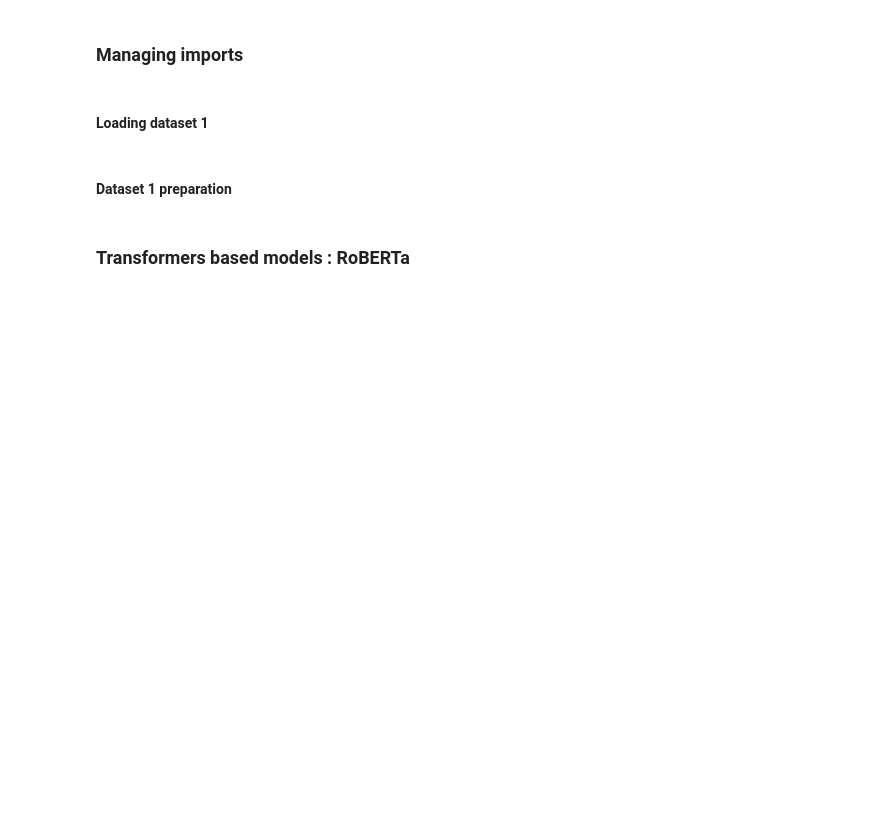
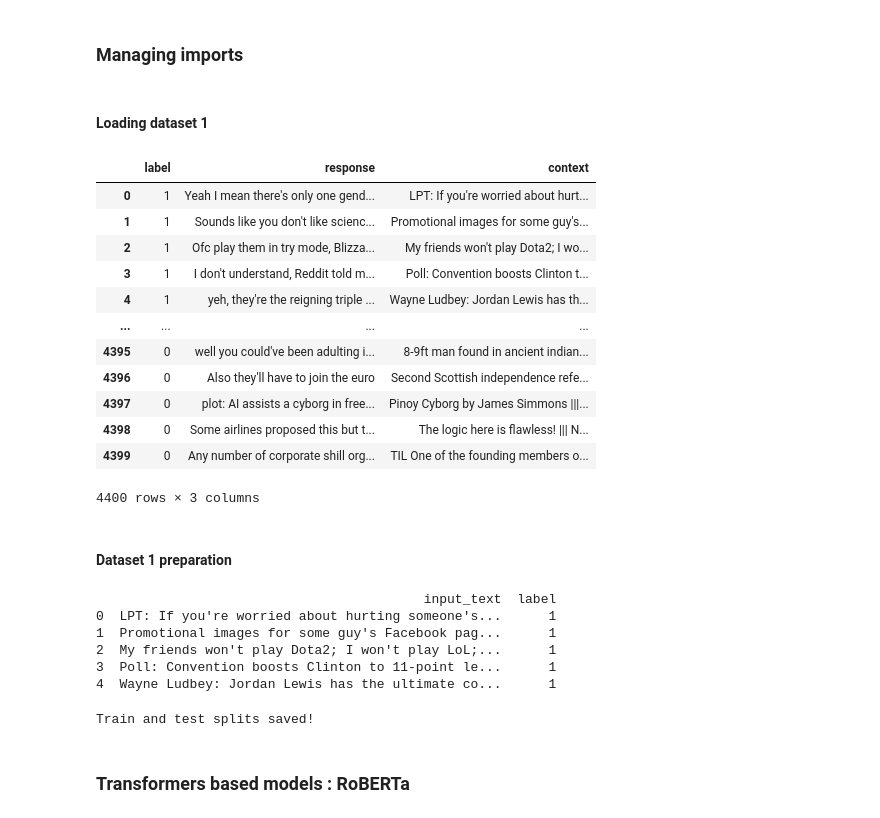
Before and after one commit to minhtripham9/sarcasm-detection, a Jupyter notebook: Code/BERT-canine-byt5-DS1.ipynb, the cells around one changed output. Cells and saved outputs as stored; diff of their text form; code cells hidden in the pictures; blank space fills up the shorter version.

```diff
--- a/Code/BERT-canine-byt5-DS1.ipynb
+++ b/Code/BERT-canine-byt5-DS1.ipynb
@@ -25,17 +23,31 @@ from tqdm import tqdm
 #### Loading dataset 1
 # %%
 # Load the JSONL file (lines=True is key!)
-df1 = pd.read_json('../Dataset/sarcasm_detection_shared_task_reddit_training.jsonl', lines=True)
+df1 = pd.read_json('Dataset/sarcasm_detection_shared_task_reddit_training.jsonl', lines=True)
 
 # Map label: SARCASM -> 1, NOT_SARCASM -> 0
 df1['label'] = df1['label'].replace({'SARCASM': 1, 'NOT_SARCASM': 0}).astype(int)
 
 # Convert context list to string (join with ' ||| ')
 df1['context'] = df1['context'].apply(lambda x: ' ||| '.join(x) if isinstance(x, list) else '')
 
 # Save to CSV
-df1.to_csv('../Dataset/sarcasm_detection_training_data.csv', index=False, columns=['label', 'response', 'context'])
+df1.to_csv('Dataset/sarcasm_detection_training_data.csv', index=False, columns=['label', 'response', 'context'])
 df1
+# %% [output]
+|  | label | response | context |
+| 0 | 1 | Yeah I mean there's only one gend... | LPT: If you're worried about hurt... |
+| 1 | 1 | Sounds like you don't like scienc... | Promotional images for some guy's... |
+| 2 | 1 | Ofc play them in try mode, Blizza... | My friends won't play Dota2; I wo... |
+| 3 | 1 | I don't understand, Reddit told m... | Poll: Convention boosts Clinton t... |
+| 4 | 1 | yeh, they're the reigning triple ... | Wayne Ludbey: Jordan Lewis has th... |
+| ... | ... | ... | ... |
+| 4395 | 0 | well you could've been adulting i... | 8-9ft man found in ancient indian... |
+| 4396 | 0 | Also they'll have to join the euro | Second Scottish independence refe... |
+| 4397 | 0 | plot: AI assists a cyborg in free... | Pinoy Cyborg by James Simmons |||... |
+| 4398 | 0 | Some airlines proposed this but t... | The logic here is flawless! ||| N... |
+| 4399 | 0 | Any number of corporate shill org... | TIL One of the founding members o... |
+4400 rows × 3 columns
 # %% [markdown]
 #### Dataset 1 preparation
 # %%
@@ -43,6 +55,31 @@ df1['input_text'] = df1['context'] + ' [SEP] ' + df1['response']
 
 # Check the result
 print(df1[['input_text', 'label']].head())
+# %% [output]
+                                          input_text  label
+0  LPT: If you're worried about hurting someone's...      1
+1  Promotional images for some guy's Facebook pag...      1
+2  My friends won't play Dota2; I won't play LoL;...      1
+3  Poll: Convention boosts Clinton to 11-point le...      1
+4  Wayne Ludbey: Jordan Lewis has the ultimate co...      1
+# %%
+# Split
+X_train_SVM, X_test_SVM, y_train_SVM, y_test_SVM = train_test_split(
+    df1['input_text'], df1['label'],
+    test_size=0.2, random_state=42, stratify=df1['label']
+)
+
+# Save train
+train_df1 = pd.DataFrame({'input_text': X_train_SVM, 'label': y_train_SVM})
+train_df1.to_csv("Dataset/train_data.csv", index=False)
+
+# Save test
+test_df1 = pd.DataFrame({'input_text': X_test_SVM, 'label': y_test_SVM})
+test_df1.to_csv("Dataset/test_data.csv", index=False)
+
+print("Train and test splits saved!")
+# %% [output]
+Train and test splits saved!
 # %% [markdown]
 ### Transformers based models : RoBERTa
 # %% [markdown]
```
Also changed, not shown: parts of 8 cells of this notebook.
